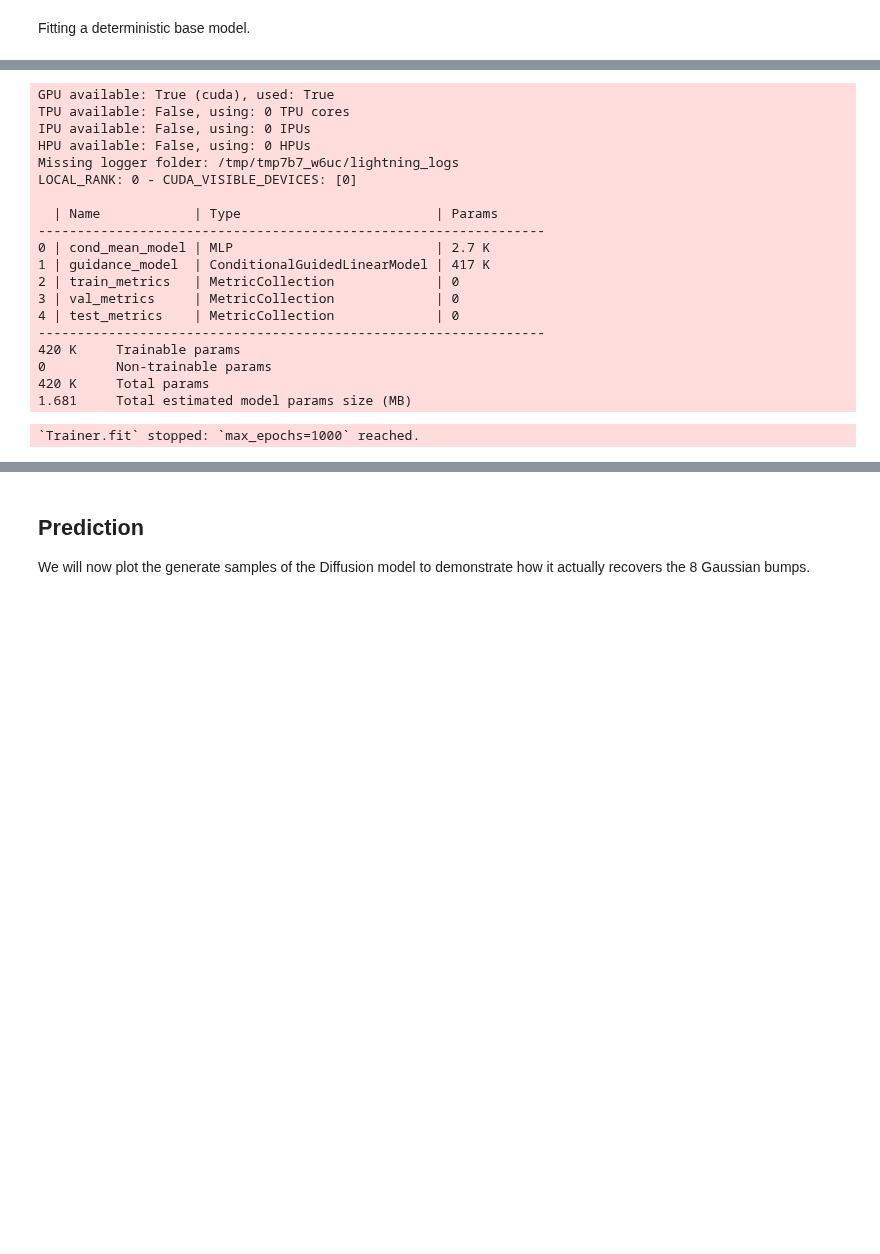
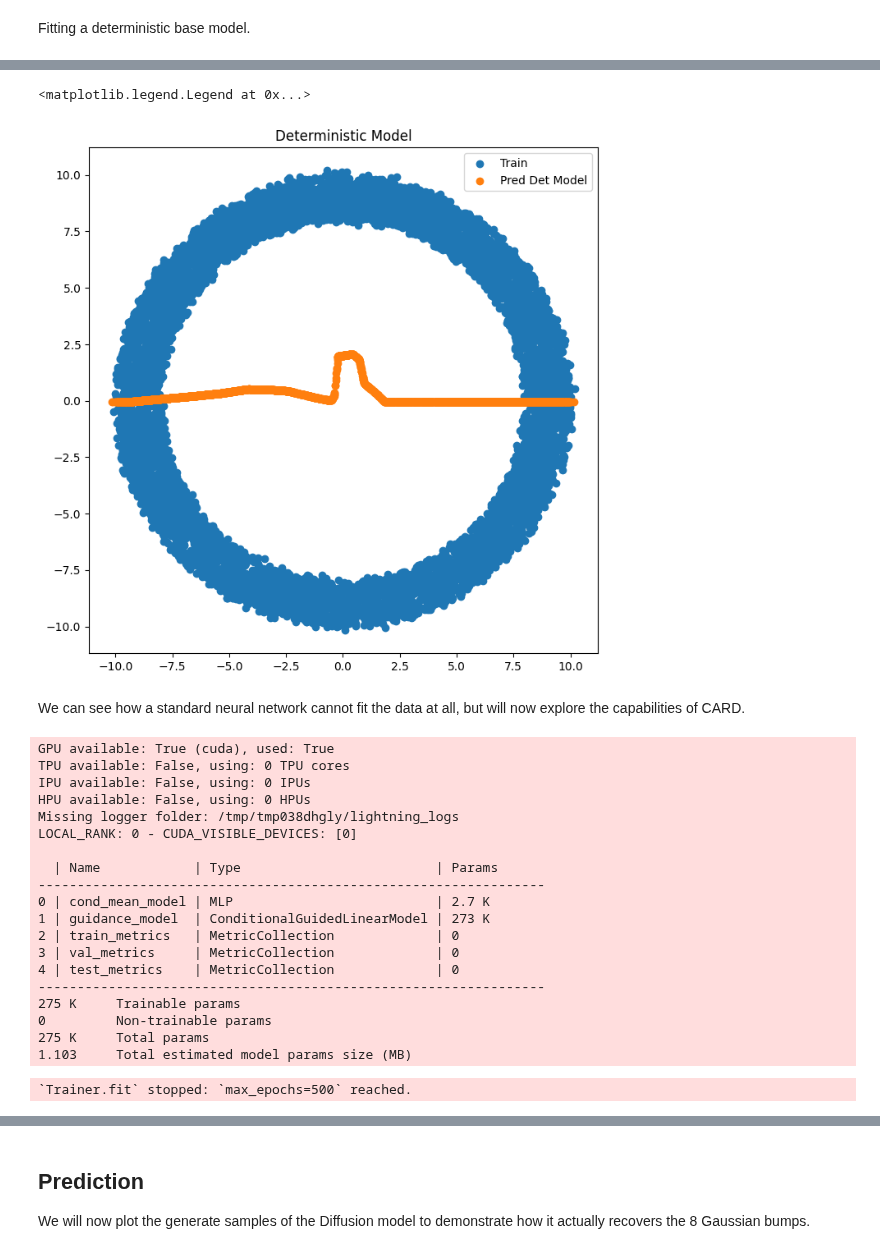
Before and after one commit to lightning-uq-box/lightning-uq-box, a Jupyter notebook: docs/tutorials/regression/cards.ipynb, the cells around one changed output, grey strips where cells are left out. Drawn from its saved outputs; the diff is of its cells as text; code cells hidden in the pictures; blank space fills up the shorter version.

```diff
--- a/docs/tutorials/regression/cards.ipynb
+++ b/docs/tutorials/regression/cards.ipynb
@@ -280,4 +294,20 @@ LOCAL_RANK: 0 - CUDA_VISIBLE_DEVICES: [0,1,2,3,4,5,6,7]
 `Trainer.fit` stopped: `max_epochs=100` reached.
+# %%
+fig, axs = plt.subplots(1, figsize=(8, 8))
+
+axs.scatter(X_train, y_train, label="Train")
+axs.scatter(
+    X_test.detach().cpu().numpy(),
+    network(X_test).detach().cpu().numpy(),
+    label="Pred Det Model",
+)
+axs.set_title("Deterministic Model")
+plt.legend()
+# %% [output]
+<matplotlib.legend.Legend at 0x...>
+[figure, added]
+# %% [markdown]
+We can see how a standard neural network cannot fit the data at all, but will now explore the capabilities of CARD.
 # %%
 guidance_model = ConditionalGuidedLinearModel(
     n_steps=n_steps,
@@ -298,12 +328,13 @@ card_model = CARDRegression(
 os.environ["CUDA_VISIBLE_DEVICES"] = "0"
 logger = CSVLogger(another_temp_dir)
 diff_trainer = Trainer(
-    max_epochs=1000,  # number of epochs we want to train
+    max_epochs=500,  # number of epochs we want to train
     accelerator="gpu",
     devices=[0],
     logger=logger,
     log_every_n_steps=4,
     enable_progress_bar=True,
+    limit_val_batches=0.0
 )
 diff_trainer.fit(card_model, dm)
 # %% [output]
@@ -311,22 +342,22 @@ GPU available: True (cuda), used: True
 TPU available: False, using: 0 TPU cores
 IPU available: False, using: 0 IPUs
 HPU available: False, using: 0 HPUs
-Missing logger folder: /tmp/tmp7b7_w6uc/lightning_logs
+Missing logger folder: /tmp/tmp038dhgly/lightning_logs
 LOCAL_RANK: 0 - CUDA_VISIBLE_DEVICES: [0]
 
   | Name            | Type                         | Params
 -----------------------------------------------------------------
 0 | cond_mean_model | MLP                          | 2.7 K
-1 | guidance_model  | ConditionalGuidedLinearModel | 417 K
+1 | guidance_model  | ConditionalGuidedLinearModel | 273 K
 2 | train_metrics   | MetricCollection             | 0
 3 | val_metrics     | MetricCollection             | 0
 4 | test_metrics    | MetricCollection             | 0
 -----------------------------------------------------------------
-420 K     Trainable params
+275 K     Trainable params
 0         Non-trainable params
-420 K     Total params
-1.681     Total estimated model params size (MB)
+275 K     Total params
+1.103     Total estimated model params size (MB)
-`Trainer.fit` stopped: `max_epochs=1000` reached.
+`Trainer.fit` stopped: `max_epochs=500` reached.
 # %%
 fig = plot_training_metrics(os.path.join(another_temp_dir, "lightning_logs"), "_loss")
 # %% [output]
```
Also changed, not shown: parts of 19 cells of this notebook, 11 other files.
